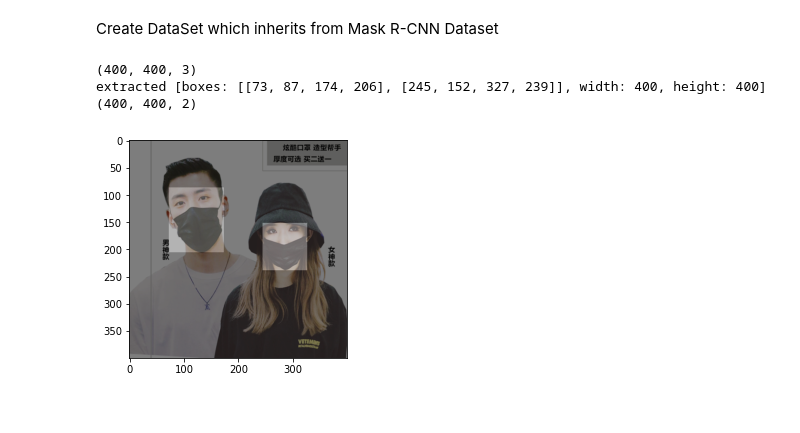
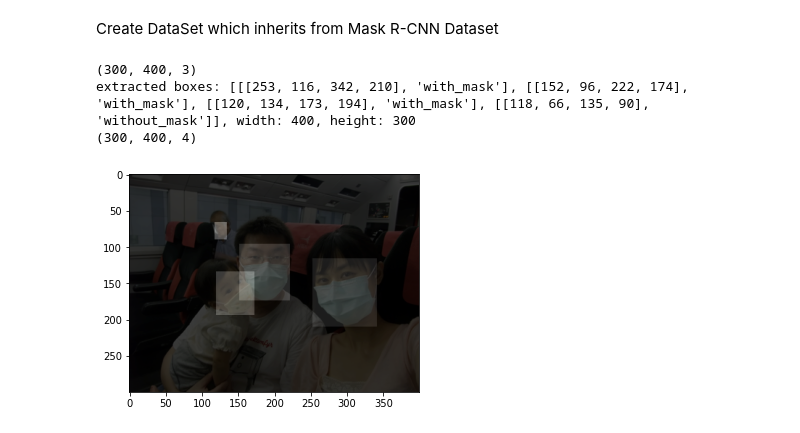
Before and after one commit to andygubser/mask_detection, a Jupyter notebook: Fabian/MaskDetection.ipynb, the cells around one changed output. Drawn from its saved outputs; the diff is of its cells as text; code cells hidden in the pictures.

```diff
--- a/Fabian/MaskDetection.ipynb
+++ b/Fabian/MaskDetection.ipynb
@@ -744,23 +127,3 @@ class MetadataExtractor:
         absoluteFilename = os.path.join(self.__imageBase, filename)
         image = Image(absoluteFilename, width, height, depth, maskObjects)
         return image
-# %%
-basepath = 'C:/Users/fabiantrottmann/Downloads/archive'
-extractor = MetadataExtractor(basepath)
-image = extractor.getImageMetadata('7')
-
-print(image.absoluteFilename())
-print("size:")
-print(image.size())
-
-boxes = image.allBoxes()
-
-for box in boxes:
-    print("box")
-    print(box)
-
-#for mask in image.maskObjects():
- #   print("label:")
-  #  print(mask.label())
-   # print("box coords:")
-    #print(mask.boxcoords())
@@ -778,0 +132,17 @@ box
+# %%
+basepath = '/content/drive/MyDrive/DeepLearningInVision/Data'
+extractor = MetadataExtractor(basepath)
+imageMetadata = extractor.getImageMetadata('7')
+
+print(imageMetadata.absoluteFilename())
+print("size:")
+print(imageMetadata.size())
+
+boxesWithLabel = imageMetadata.allBoxesWithLabel()
+
+print(boxesWithLabel[0][1])
+for i in range(len(boxesWithLabel)):
+    box = boxesWithLabel[i]
+    label = boxesWithLabel[i]
+    print("box: {0}".format(box))
+    print("label: {0}".format(label))
@@ -845,29 +249,24 @@ class OxygenMaskDataset(utils.Dataset):
 # %%
 from matplotlib import pyplot
 
 # train set
 train_set = OxygenMaskDataset()
 train_set.load_dataset(is_train=True)
 train_set.prepare()
 # load an image
-image_id = 26
+image_id = 7
 image = train_set.load_image(image_id)
 print(image.shape)
 # load image mask
 pyplot.imshow(image)
 
 mask, class_ids = train_set.load_mask(image_id)
 print(mask.shape)
 for j in range(mask.shape[2]):
     pyplot.imshow(mask[:, :, j], cmap='gray', alpha=0.3)
 pyplot.show()
-
-# plot image
-
-# plot mask
-#pyplot.imshow(mask[:, :, 0], cmap='gray', alpha=0.5)
 # %% [output]
-(400, 400, 3)
-extracted [boxes: [[73, 87, 174, 206], [245, 152, 327, 239]], width: 400, height: 400]
-(400, 400, 2)
+(300, 400, 3)
+extracted boxes: [[[253, 116, 342, 210], 'with_mask'], [[152, 96, 222, 174], 'with_mask'], [[120, 134, 173, 194], 'with_mask'], [[118, 66, 135, 90], 'without_mask']], width: 400, height: 300
+(300, 400, 4)
-[figure, old version]
+[figure, new version]
```
Also changed, not shown: parts of 83 cells of this notebook.
